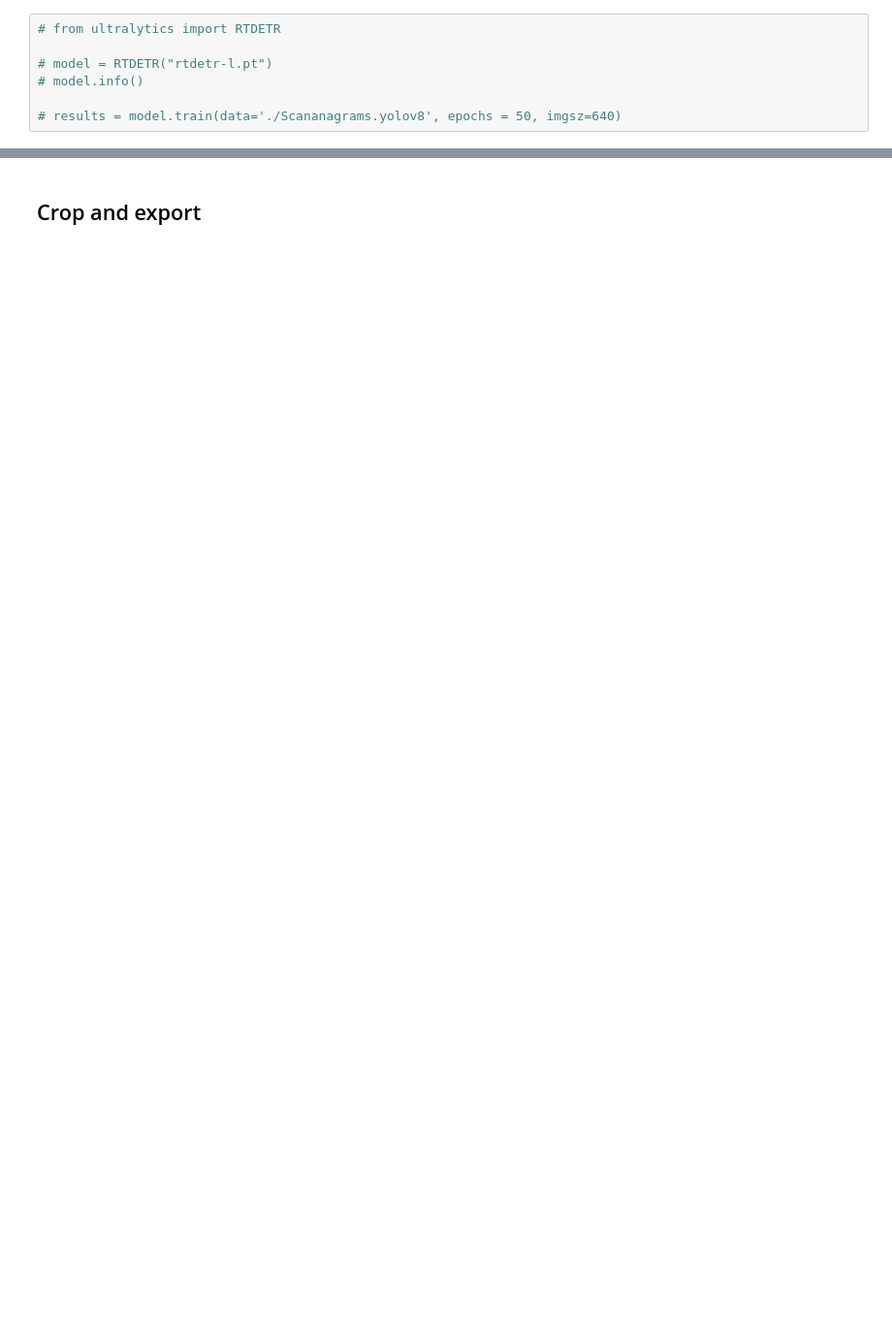
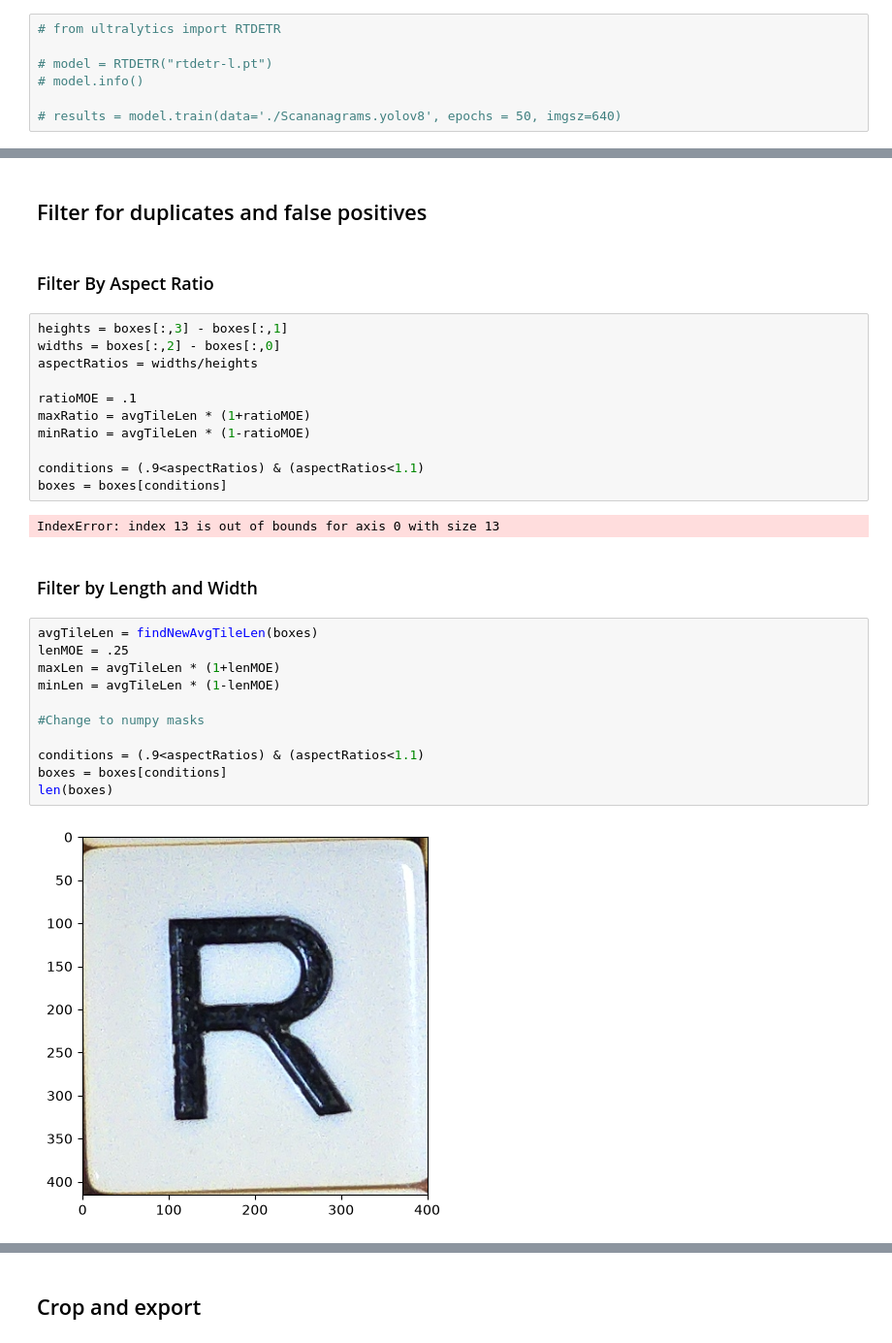
Before and after one commit to git-izzy/PeelBack, a Jupyter notebook: trainModel.ipynb, the cells around one changed output, grey strips where cells are left out. Shown at 97% size. Drawn from its saved outputs; the diff is of its cells as text; blank space fills up the shorter version.

```diff
--- a/trainModel.ipynb
+++ b/trainModel.ipynb
@@ -46,0 +60,32 @@ plt.show()
+# %% [markdown]
+## Filter for duplicates and false positives
+# %% [markdown]
+### Filter By Aspect Ratio
+# %%
+heights = boxes[:,3] - boxes[:,1]
+widths = boxes[:,2] - boxes[:,0]
+aspectRatios = widths/heights
+
+ratioMOE = .1
+maxRatio = avgTileLen * (1+ratioMOE)
+minRatio = avgTileLen * (1-ratioMOE)
+
+conditions = (.9<aspectRatios) & (aspectRatios<1.1)
+boxes = boxes[conditions]
+# %% [output]
+IndexError: index 13 is out of bounds for axis 0 with size 13
+# %% [markdown]
+### Filter by Length and Width
+# %%
+avgTileLen = findNewAvgTileLen(boxes)
+lenMOE = .25
+maxLen = avgTileLen * (1+lenMOE)
+minLen = avgTileLen * (1-lenMOE)
+
+#Change to numpy masks
+
+conditions = (.9<aspectRatios) & (aspectRatios<1.1)
+boxes = boxes[conditions]
+len(boxes)
+# %% [output]
+[figure, added]
```
Also changed, not shown: parts of 16 cells of this notebook, 11 other files.
